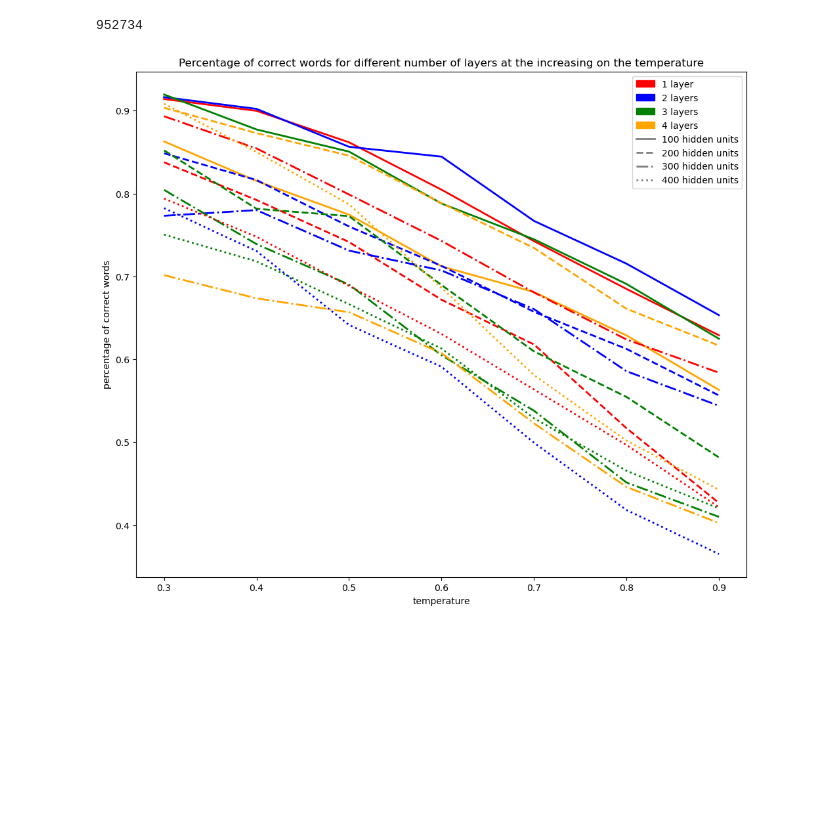
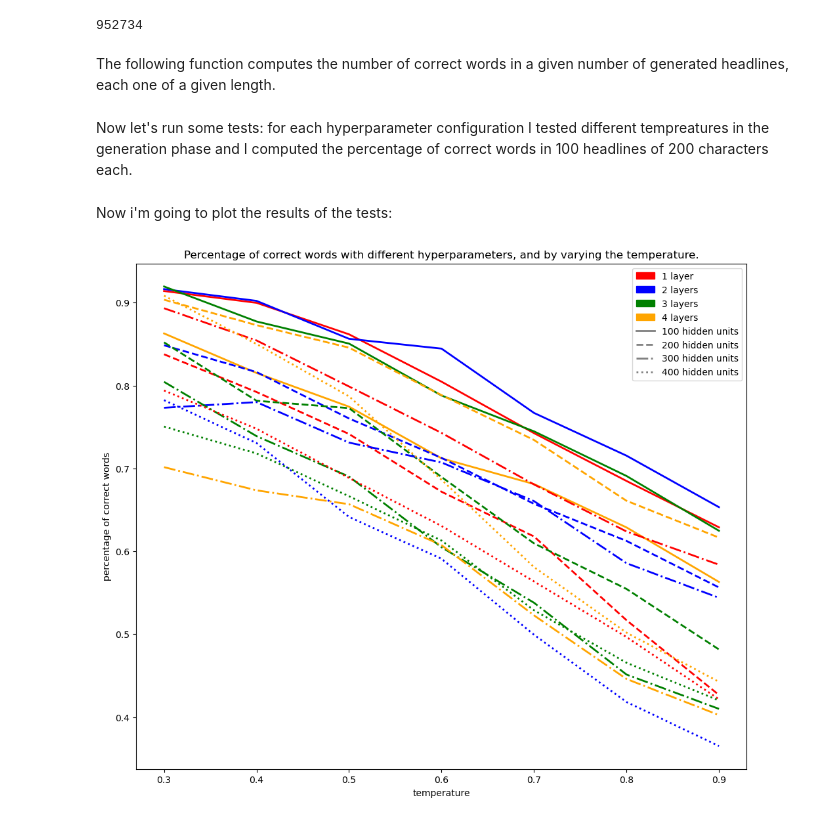
Before and after one commit to matteotolloso/ispr, a Jupyter notebook: midterm_3/Lercio.ipynb, the cells around one changed output. Saved outputs shown, nothing was run; the diff lists cells and outputs as text; code cells hidden in the pictures; blank space fills up the shorter version.

```diff
--- a/midterm_3/Lercio.ipynb
+++ b/midterm_3/Lercio.ipynb
@@ -45,6 +45,8 @@ with open('./dataset/parole.txt', 'r') as f:
 len(real_words)
 # %% [output]
 952734
+# %% [markdown]
+The following function computes the number of correct words in a given number of generated headlines, each one of a given length.
 # %%
 from generate import generate
 
@@ -65,6 +67,8 @@ def percetage_correct_words(real_words, model_path, temperature, num_titles, len
             total_words += 1
 
     return 1 - wrong_words/total_words
+# %% [markdown]
+Now let's run some tests: for each hyperparameter configuration I tested different tempreatures in the generation phase and I computed the percentage of correct words in 100 headlines of 200 characters each.
 # %%
 import numpy as np
 import os
@@ -88,3 +93,5 @@ if (not os.path.exists('./results.npy')):
+# %% [markdown]
+Now i'm going to plot the results of the tests:
 # %%
 import numpy as np
 import matplotlib.pyplot as plt
@@ -106,32 +113,32 @@ plt.plot(results[1, 2, 1:], linestyle="--", color='green',  linewidth=2)
 plt.plot(results[1, 3, 1:], linestyle="--", color='orange',  linewidth=2)
 
 plt.plot(results[2, 0, 1:], linestyle="-.", color='red',  linewidth=2)
 plt.plot(results[2, 1, 1:], linestyle="-.", color='blue',  linewidth=2)
 plt.plot(results[2, 2, 1:], linestyle="-.", color='green',  linewidth=2)
 plt.plot(results[2, 3, 1:], linestyle="-.", color='orange',  linewidth=2)
 
 plt.plot(results[3, 0, 1:], linestyle=":", color='red',  linewidth=2)
 plt.plot(results[3, 1, 1:], linestyle=":", color='blue',  linewidth=2)
 plt.plot(results[3, 2, 1:], linestyle=":", color='green',  linewidth=2)
 plt.plot(results[3, 3, 1:], linestyle=":", color='orange',  linewidth=2)
 # personalizad legend
 from matplotlib.lines import Line2D
 from matplotlib.patches import Patch
 custom_lines = [Patch( color="red", lw=1),
                 Patch( color="blue", lw=1),
                 Patch( color="green", lw=1),
                 Patch( color="orange", lw=1),
                 Line2D([0], [0], color="gray", lw=2, linestyle="-"),
                 Line2D([0], [0], color="gray", lw=2, linestyle="--"),
                 Line2D([0], [0], color="gray", lw=2, linestyle="-."),
                 Line2D([0], [0], color="gray", lw=2, linestyle=":"),]
 
 plt.legend(custom_lines, ['1 layer', '2 layers', '3 layers', '4 layers', '100 hidden units', '200 hidden units', '300 hidden units', '400 hidden units'])
 
 plt.xlabel('temperature'),
 plt.ylabel('percentage of correct words')
 plt.xticks(np.arange(len(temperatures)), temperatures)
-plt.title('''Percentage of correct words for different number of layers at the increasing on the temperature''')
+plt.title('''Percentage of correct words with different hyperparameters, and by varying the temperature.''')
 plt.show()
 # %% [output]
-[figure, old version]
+[figure, new version]
```
Also changed, not shown: parts of 5 cells of this notebook.
